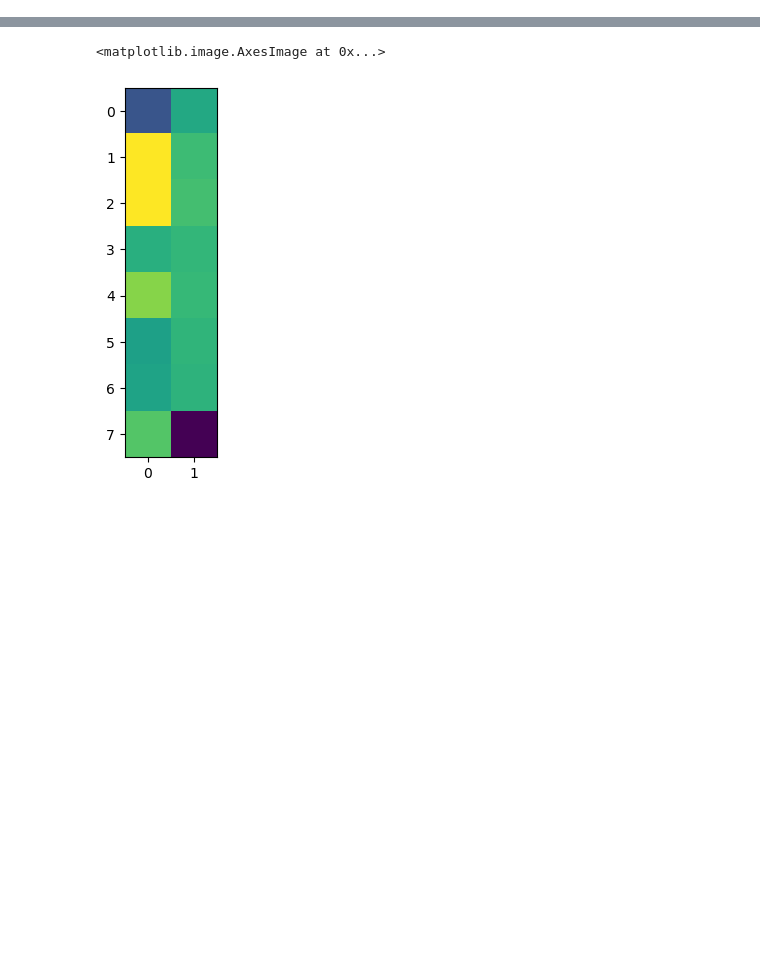
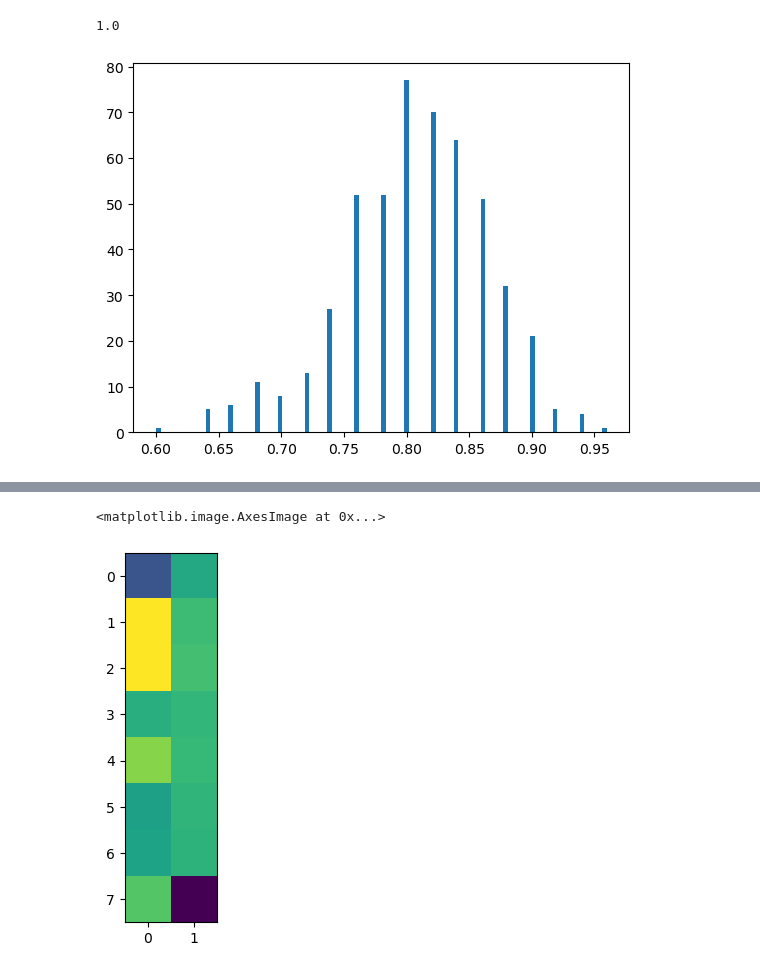
Before and after one commit to draeloslab/AdaptiveLatents, a Jupyter notebook: scripts/svd.ipynb, the cells around one changed output, grey strips where cells are left out. Drawn from its saved outputs; the diff is of its cells as text; code cells hidden in the pictures; blank space fills up the shorter version.

```diff
--- a/scripts/svd.ipynb
+++ b/scripts/svd.ipynb
@@ -12,5 +12,6 @@ from functools import reduce
 rng = np.random.default_rng()
 # %%
 def column_space_distance(Q1, Q2):
-    return (((Q1 @ Q1.T) - (Q2 @ Q2.T))**2).sum()
+    Q1_rotated, Q2 = align_column_spaces(Q1, Q2)
+    return np.linalg.norm(Q1_rotated - Q2)
 # %%
@@ -50,0 +63,7 @@ diffs = np.array(diffs)
+# %%
+i = 0
+plt.hist(stats[:,i],100);
+(stats[:,i] > [.5, 0][i]).mean()
+# %% [output]
+1.0
+[figure, added]
```
Also changed, not shown: parts of 4 cells of this notebook, 8 other files.
